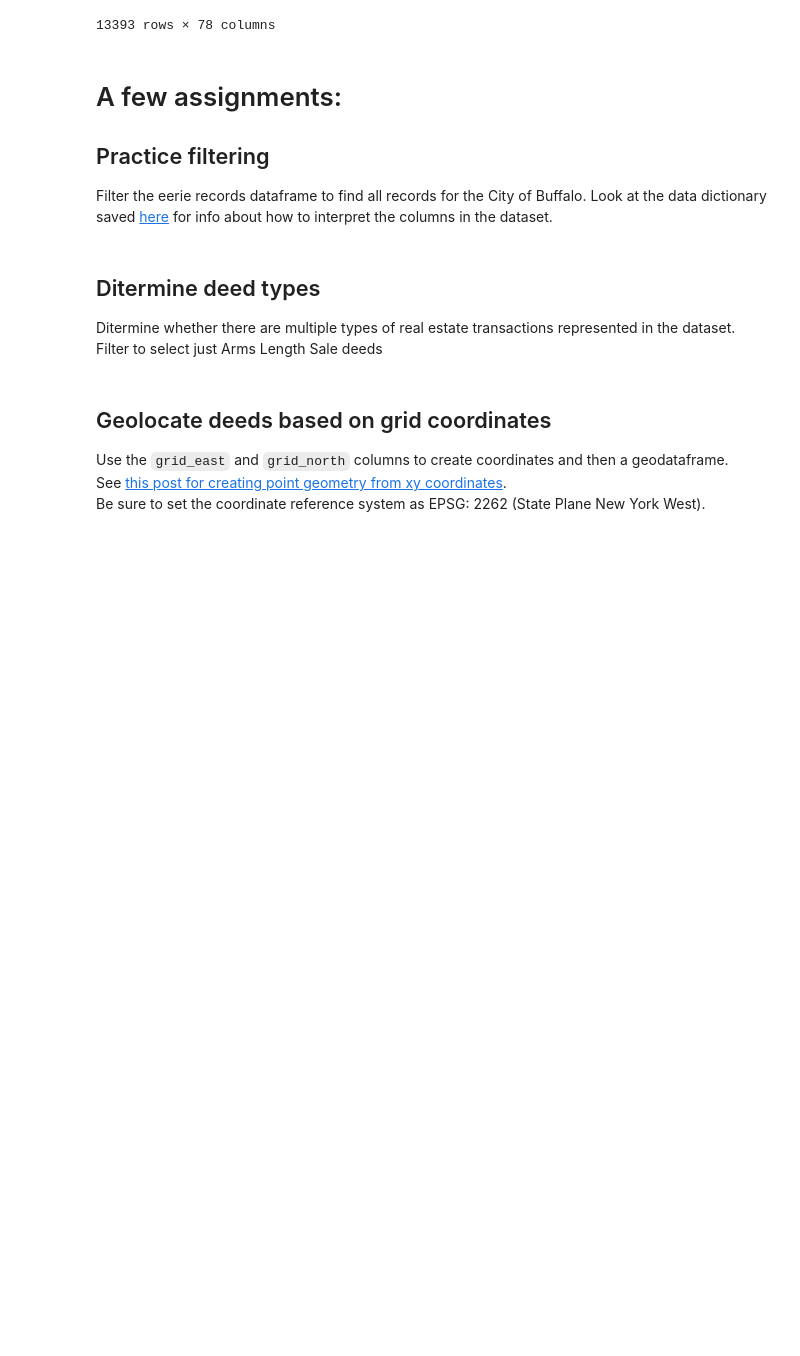
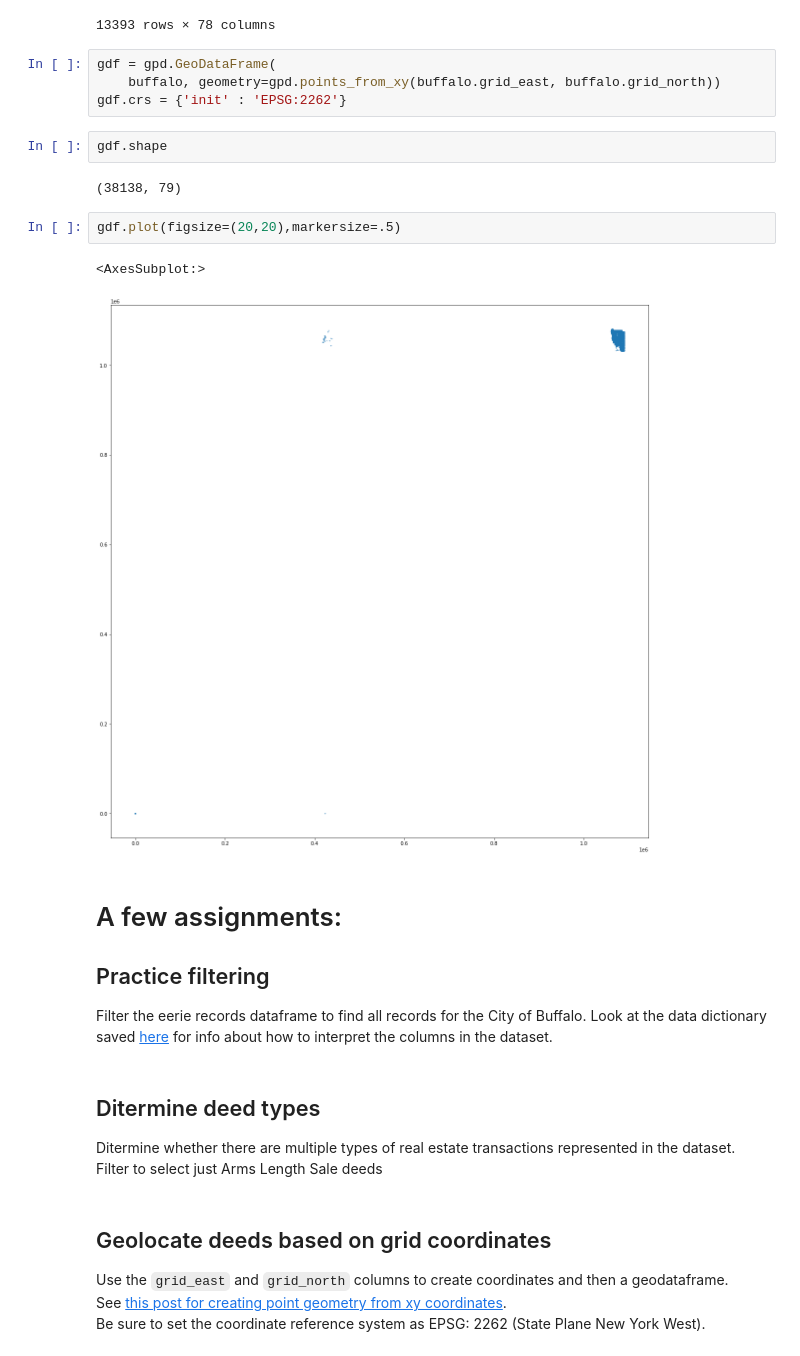
Before and after one commit to CenterForSpatialResearch/investors-ny, a Jupyter notebook: ny-investor-classification.ipynb, the cells around one changed output. Drawn from its saved outputs; the diff is of its cells as text; blank space fills up the shorter version.

Commit message:
geolocate buffalo data

```diff
--- a/ny-investor-classification.ipynb
+++ b/ny-investor-classification.ipynb
@@ -70,6 +70,19 @@ armslength
 | 38134 | Erie | 140200 | Buffalo | 2 | 140200.0 | Buffalo | 133.390-5-2.000 | NaN | ... |
 | 38137 | Erie | 140200 | Buffalo | 2 | 140200.0 | Buffalo | 101.35-3-26 | NaN | ... |
 13393 rows × 78 columns
+# %%
+gdf = gpd.GeoDataFrame(
+    buffalo, geometry=gpd.points_from_xy(buffalo.grid_east, buffalo.grid_north))
+gdf.crs = {'init' : 'EPSG:2262'}
+# %%
+gdf.shape
+# %% [output]
+(38138, 79)
+# %%
+gdf.plot(figsize=(20,20),markersize=.5)
+# %% [output]
+<AxesSubplot:>
+[figure, added]
 # %% [markdown]
 # A few assignments:
 
```
Also changed, not shown: parts of 1 cell of this notebook.
